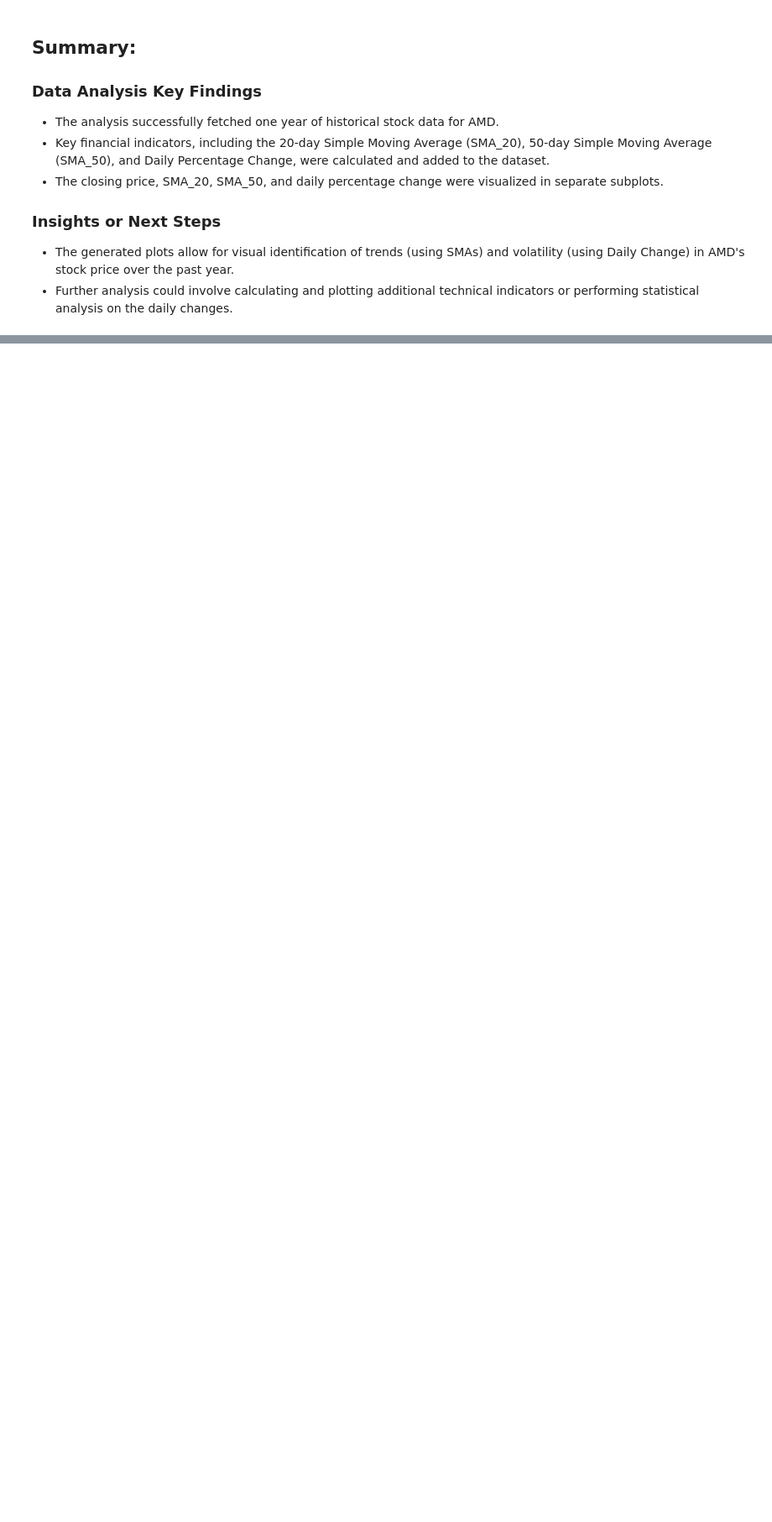
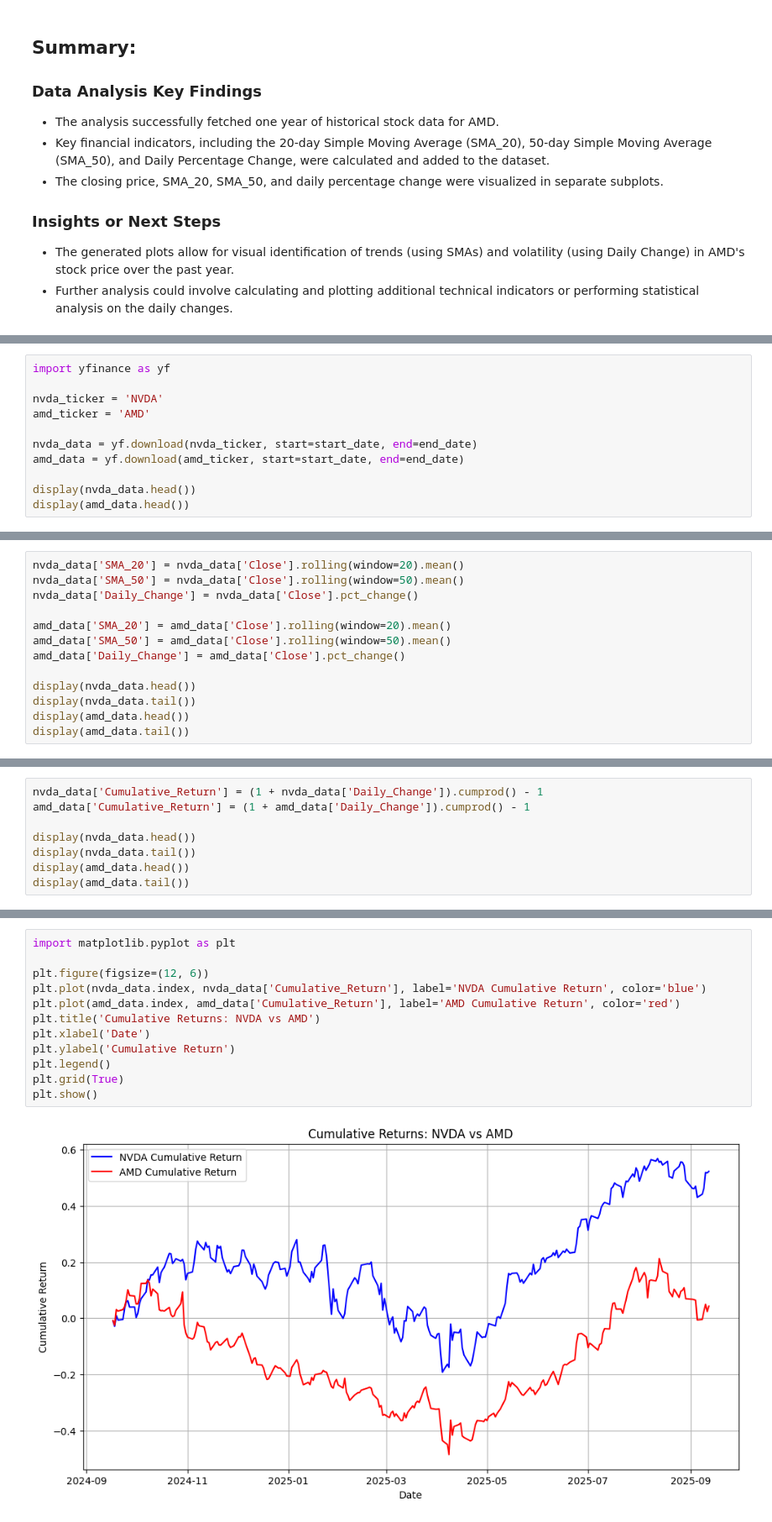
Before and after one commit to MRPM96/s-o, a Jupyter notebook: Google_collab_generate.ipynb, the cells around one changed output, grey strips where cells are left out. Shown at 84% size. Drawn from its saved outputs; the diff is of its cells as text; blank space fills up the shorter version.

```diff
--- a/Google_collab_generate.ipynb
+++ b/Google_collab_generate.ipynb
@@ -140,0 +175,11 @@ plt.show()
+# %%
+import yfinance as yf
+
+nvda_ticker = 'NVDA'
+amd_ticker = 'AMD'
+
+nvda_data = yf.download(nvda_ticker, start=start_date, end=end_date)
+amd_data = yf.download(amd_ticker, start=start_date, end=end_date)
+
+display(nvda_data.head())
+display(amd_data.head())
@@ -140,0 +213,13 @@ plt.show()
+# %%
+nvda_data['SMA_20'] = nvda_data['Close'].rolling(window=20).mean()
+nvda_data['SMA_50'] = nvda_data['Close'].rolling(window=50).mean()
+nvda_data['Daily_Change'] = nvda_data['Close'].pct_change()
+
+amd_data['SMA_20'] = amd_data['Close'].rolling(window=20).mean()
+amd_data['SMA_50'] = amd_data['Close'].rolling(window=50).mean()
+amd_data['Daily_Change'] = amd_data['Close'].pct_change()
+
+display(nvda_data.head())
+display(nvda_data.tail())
+display(amd_data.head())
+display(amd_data.tail())
@@ -140,0 +267,8 @@ plt.show()
+# %%
+nvda_data['Cumulative_Return'] = (1 + nvda_data['Daily_Change']).cumprod() - 1
+amd_data['Cumulative_Return'] = (1 + amd_data['Daily_Change']).cumprod() - 1
+
+display(nvda_data.head())
+display(nvda_data.tail())
+display(amd_data.head())
+display(amd_data.tail())
@@ -140,0 +321,14 @@ plt.show()
+# %%
+import matplotlib.pyplot as plt
+
+plt.figure(figsize=(12, 6))
+plt.plot(nvda_data.index, nvda_data['Cumulative_Return'], label='NVDA Cumulative Return', color='blue')
+plt.plot(amd_data.index, amd_data['Cumulative_Return'], label='AMD Cumulative Return', color='red')
+plt.title('Cumulative Returns: NVDA vs AMD')
+plt.xlabel('Date')
+plt.ylabel('Cumulative Return')
+plt.legend()
+plt.grid(True)
+plt.show()
+# %% [output]
+[figure, added]
```
Also changed, not shown: parts of 35 cells of this notebook.
